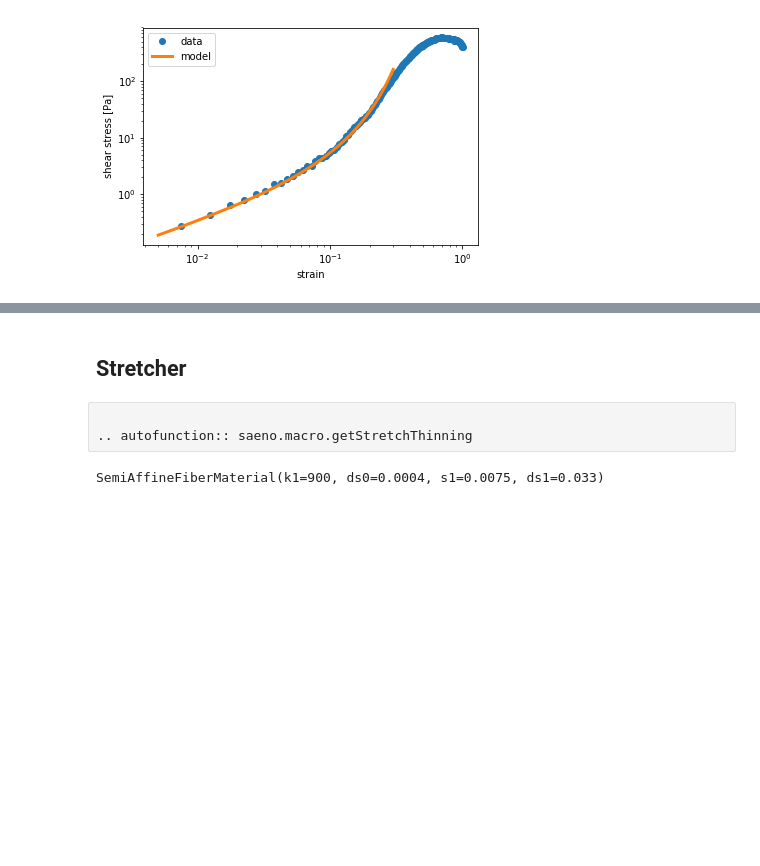
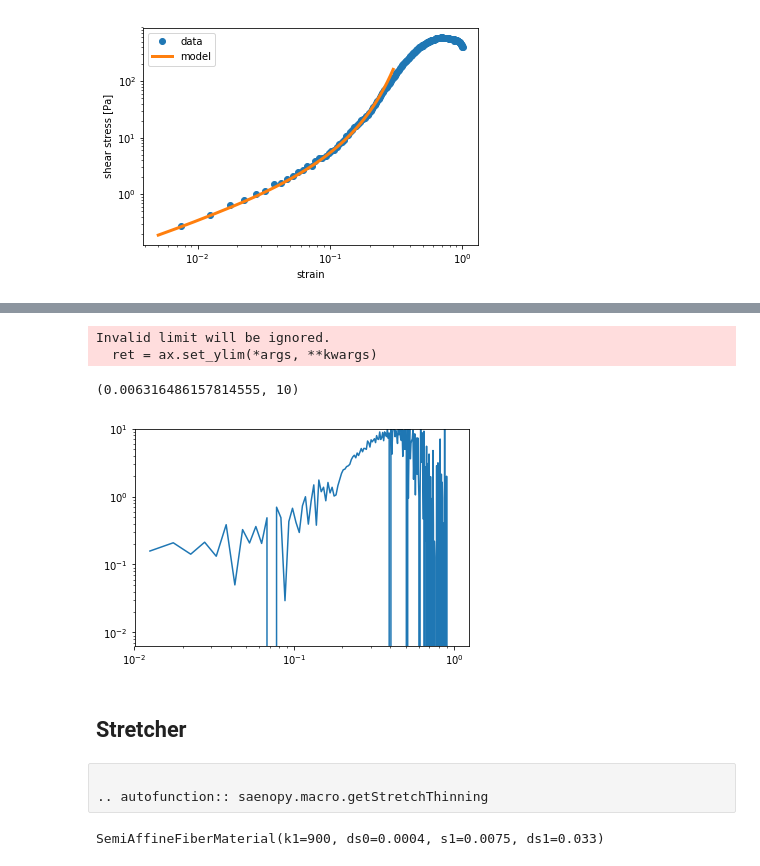
Before and after one commit to rgerum/saenopy, a Jupyter notebook: docs/macrorheology.ipynb, the cells around one changed output, grey strips where cells are left out. Drawn from its saved outputs; the diff is of its cells as text; code cells hidden in the pictures; blank space fills up the shorter version.

Commit message:
renamed saeno to saenopy

```diff
--- a/docs/macrorheology.ipynb
+++ b/docs/macrorheology.ipynb
@@ -36,8 +50,17 @@ SemiAffineFiberMaterial(k1=900, ds0=0.0004, s1=0.0075, ds1=0.033)
+# %%
+
+plt.loglog(x[1:], np.diff(y))
+plt.ylim(0, 10)
+# %% [output]
+Invalid limit will be ignored.
+  ret = ax.set_ylim(*args, **kwargs)
+(0.006316486157814555, 10)
+[figure, added]
 # %% [markdown]
 ## Stretcher
 # %% [raw]
 
-.. autofunction:: saeno.macro.getStretchThinning
+.. autofunction:: saenopy.macro.getStretchThinning
 # %%
 import numpy as np
 import matplotlib.pyplot as plt
```
Also changed, not shown: parts of 6 cells of this notebook, 43 other files.
